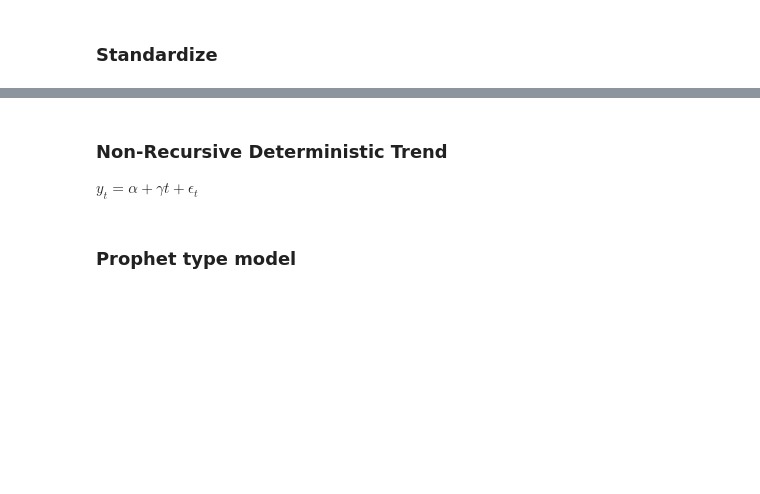
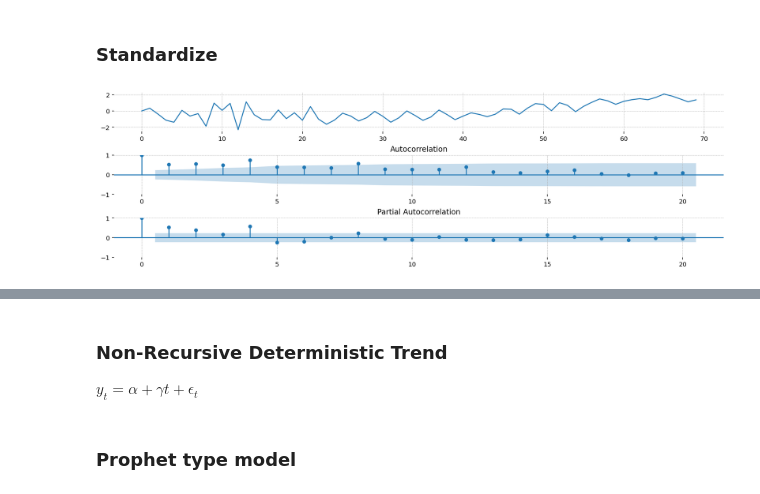
Before and after one commit to powell001/startups, a Jupyter notebook: code/gettingstarted_Prophet.ipynb, the cells around one changed output, grey strips where cells are left out. Drawn from its saved outputs; the diff is of its cells as text; code cells hidden in the pictures; blank space fills up the shorter version.

```diff
--- a/code/gettingstarted_Prophet.ipynb
+++ b/code/gettingstarted_Prophet.ipynb
@@ -81,10 +115,14 @@ smg.plot_pacf(y, lags=20, ax=ax3);
 # %%
 data['Startups_stdz'] = data['Startups'].transform(lambda x: (x - x.mean()) / x.std())
 
 y = data['Startups_stdz'].values
+y = y[~np.isnan(y)]
+
 
 _, (ax1, ax2, ax3) = plt.subplots(3)
 
 ax1.plot(y)
 smg.plot_acf(y, lags=20, ax=ax2);
 smg.plot_pacf(y, lags=20, ax=ax3);
+# %% [output]
+[figure, added]
```
Also changed, not shown: parts of 7 cells of this notebook, 4 other files.
